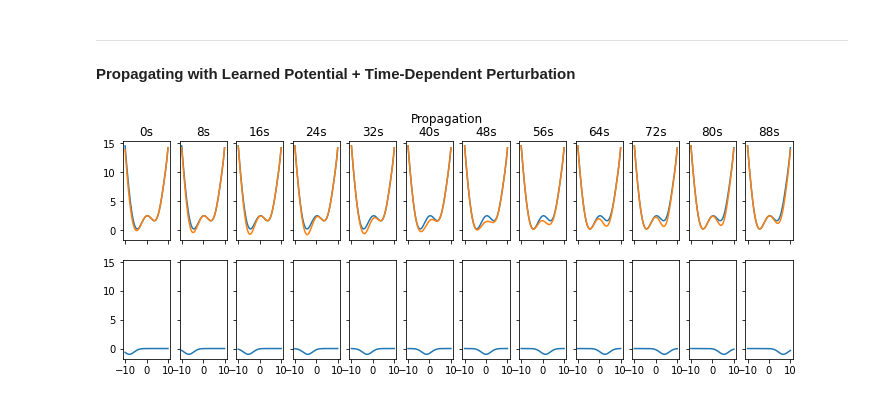
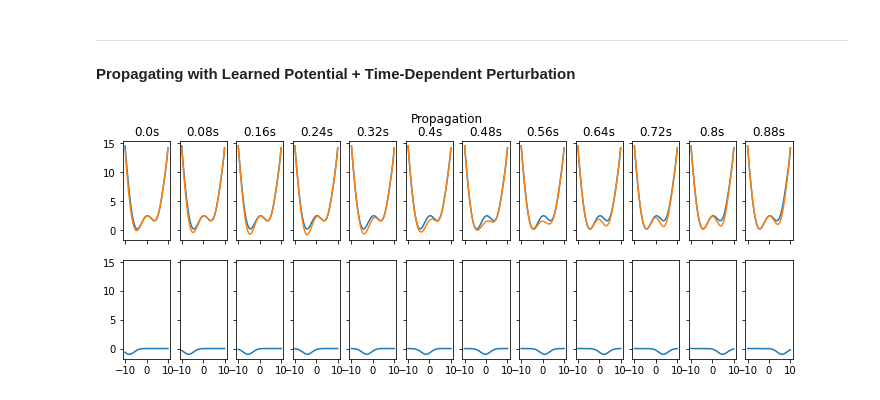
Before and after one commit to kbcollins/tdse, a Jupyter notebook: chebyshev/tdse-adj-cheb-main-kbc.ipynb, the cells around one changed output. Drawn from its saved outputs; the diff is of its cells as text; code cells hidden in the pictures.

```diff
--- a/chebyshev/tdse-adj-cheb-main-kbc.ipynb
+++ b/chebyshev/tdse-adj-cheb-main-kbc.ipynb
@@ -306,7 +306,7 @@ plottstep = numts // numsnapshots
 for i in range(len(a0vec)):
     for j in range(numsnapshots):
         axs[i, j].plot(xvec, np.abs(psimatvec[i, plottstep * j]) ** 2)
-        axs[i, j].set_title(f'{plottstep * j}s')
+        axs[i, j].set_title(f'{plottstep * j * dt}s')
 
 
 fig.suptitle('Real Part of Propagation')
@@ -584,7 +584,7 @@ fig, axs = plt.subplots(nrows=len(a0vec), ncols=numsnapshots, sharex='all', shar
 for i in range(len(a0vec)):
     for j in range(numsnapshots):
         axs[i, j].plot(xvec, np.abs(chebpsimatvec[i, plottstep * j]) ** 2)
-        axs[i, j].set_title(f'{plottstep * j}s')
+        axs[i, j].set_title(f'{plottstep * j * dt}s')
 
     print(f'L2 Error of chebpsimatvec for Trajectory {i}:', nl.norm(chebpsimatvec[i] - psimatvec[i]))
     print(f'L-infinite Error of chebpsimatvec for Trajectory {i}:', np.max(np.abs(chebpsimatvec[i] - psimatvec[i])))
@@ -1111,21 +1142,22 @@ L-infinite error of chebstt and stttrue (should be close to 0):
 **Propagating with Learned Potential + Time-Dependent Perturbation**
 # %%
 def vt(x, i):
-    return -np.exp(-(x + 8 - (16 / numsnapshots) * i)**2 / 10)
+    return -np.exp(-(x + 8 - (16 / numts) * i)**2 / 10)
 
 fig, axs = plt.subplots(nrows=2, ncols=numsnapshots, sharex='all', sharey='all', figsize=(12, 4))
 
 for i in range(numsnapshots):
+    vtxvec = vt(xvec, plottstep * i)
     axs[0, i].plot(xvec, vxvec)
-    axs[0, i].plot(xvec, vxvec + vt(xvec, i))
-    axs[1, i].plot(xvec, vt(xvec, i))
-    axs[0, i].set_title(f'{plottstep * i}s')
+    axs[0, i].plot(xvec, vxvec + vtxvec)
+    axs[1, i].plot(xvec, vtxvec)
+    axs[0, i].set_title(f'{plottstep * i * dt}s')
 
 fig.suptitle('Propagation')
 
 plt.show()
 # %% [output]
-[figure, old version]
+[figure, new version]
 # %%
 # vmat = vmat1 + vmat2 + ... so we just need to
 # compute the time-dependent part of the potential
```
Also changed, not shown: parts of 9 cells of this notebook.
